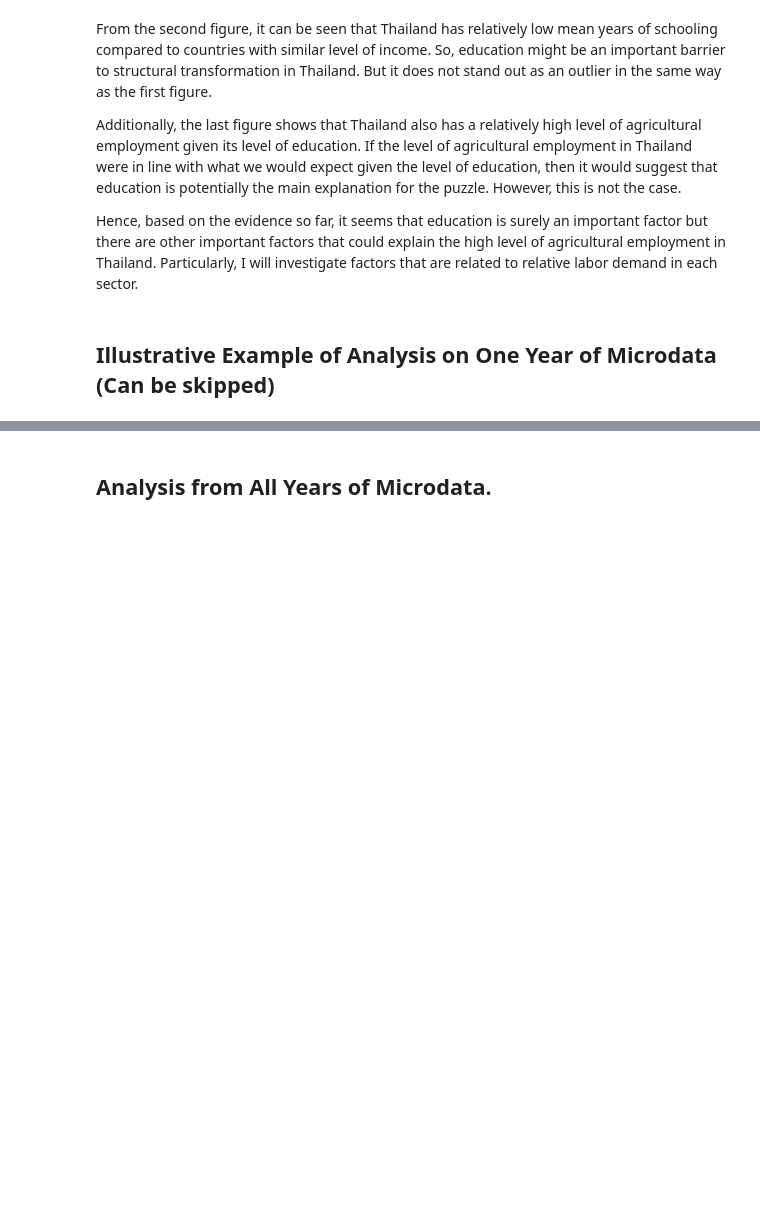
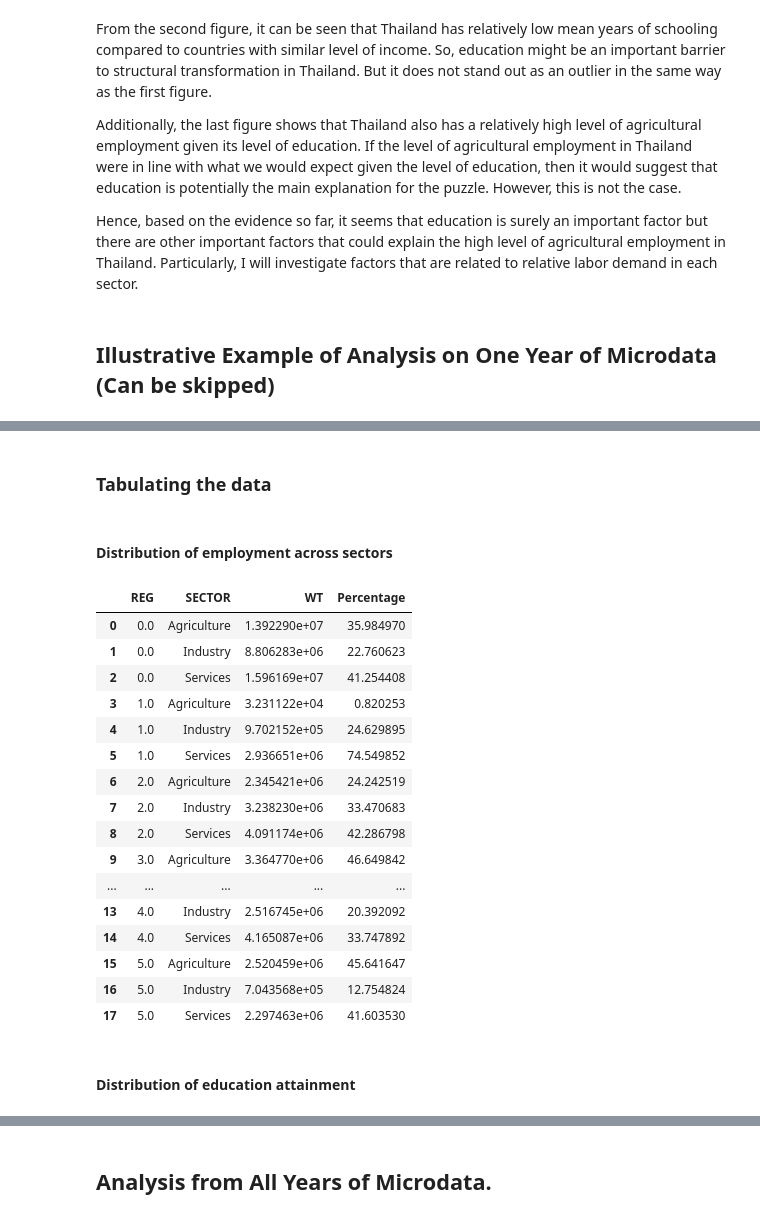
Before and after one commit to PhakphumJ/Scientific-Python, a Jupyter notebook: ScientificPython_FinalProject_PJ.ipynb, the cells around one changed output, grey strips where cells are left out. Saved outputs shown, nothing was run; the diff lists cells and outputs as text; code cells hidden in the pictures; blank space fills up the shorter version.

```diff
--- a/ScientificPython_FinalProject_PJ.ipynb
+++ b/ScientificPython_FinalProject_PJ.ipynb
@@ -256,0 +476,5 @@ Since I will have to loop through all years of the Thai Labour Force Survey data
+# %%
+## Apply the function to the dataframe.
+LFS_56_Q1["EDCODE_NEW"] = LFS_56_Q1.apply(EDCODE_NEW_50, axis = 1)
+
+LFS_56_Q1.head()
@@ -256,0 +489,51 @@ Since I will have to loop through all years of the Thai Labour Force Survey data
+# %% [markdown]
+### Tabulating the data
+# %% [markdown]
+#### Distribution of employment across sectors
+# %%
+### Table of the number of people in each sector by region.
+## Tabulate the data.
+LFS_56_Q1_SEC_REG = LFS_56_Q1.groupby(["REG", "SECTOR"]).agg({"WT": "sum"}).reset_index()
+
+## Create a new column for the percentage of each sector.
+LFS_56_Q1_SEC_REG["Percentage"] = LFS_56_Q1_SEC_REG.groupby('REG')["WT"].apply(lambda x: x / x.sum() * 100).reset_index().WT
+# %%
+## Compute the total number of people in each sector at the national level.
+LFS_56_Q1_SEC_NAT = LFS_56_Q1_SEC_REG.groupby("SECTOR").agg({"WT": "sum"}).reset_index()
+
+## Create column REG for the national level to be consistent.
+LFS_56_Q1_SEC_NAT["REG"] = 0
+
+## Create a new column for the percentage of each sector.
+LFS_56_Q1_SEC_NAT["Percentage"] = LFS_56_Q1_SEC_NAT["WT"]/LFS_56_Q1_SEC_NAT["WT"].sum() * 100
+
+# Make the order of columns the same as LFS_56_Q1_SEC_REG
+LFS_56_Q1_SEC_NAT = LFS_56_Q1_SEC_NAT[LFS_56_Q1_SEC_REG.columns]
+# %%
+## Concatenate the two df.
+LFS_56_Q1_SEC_REG = pd.concat([LFS_56_Q1_SEC_NAT, LFS_56_Q1_SEC_REG]).reset_index(drop=True)
+
+## remove the dataframes that are no longer needed.
+del LFS_56_Q1_SEC_NAT
+
+LFS_56_Q1_SEC_REG
+# %% [output]
+|  | REG | SECTOR | WT | Percentage |
+| 0 | 0.0 | Agriculture | 1.392290e+07 | 35.984970 |
+| 1 | 0.0 | Industry | 8.806283e+06 | 22.760623 |
+| 2 | 0.0 | Services | 1.596169e+07 | 41.254408 |
+| 3 | 1.0 | Agriculture | 3.231122e+04 | 0.820253 |
+| 4 | 1.0 | Industry | 9.702152e+05 | 24.629895 |
+| 5 | 1.0 | Services | 2.936651e+06 | 74.549852 |
+| 6 | 2.0 | Agriculture | 2.345421e+06 | 24.242519 |
+| 7 | 2.0 | Industry | 3.238230e+06 | 33.470683 |
+| 8 | 2.0 | Services | 4.091174e+06 | 42.286798 |
+| 9 | 3.0 | Agriculture | 3.364770e+06 | 46.649842 |
+| ... | ... | ... | ... | ... |
+| 13 | 4.0 | Industry | 2.516745e+06 | 20.392092 |
+| 14 | 4.0 | Services | 4.165087e+06 | 33.747892 |
+| 15 | 5.0 | Agriculture | 2.520459e+06 | 45.641647 |
+| 16 | 5.0 | Industry | 7.043568e+05 | 12.754824 |
+| 17 | 5.0 | Services | 2.297463e+06 | 41.603530 |
+# %% [markdown]
+#### Distribution of education attainment
```
Also changed, not shown: parts of 29 cells of this notebook.
